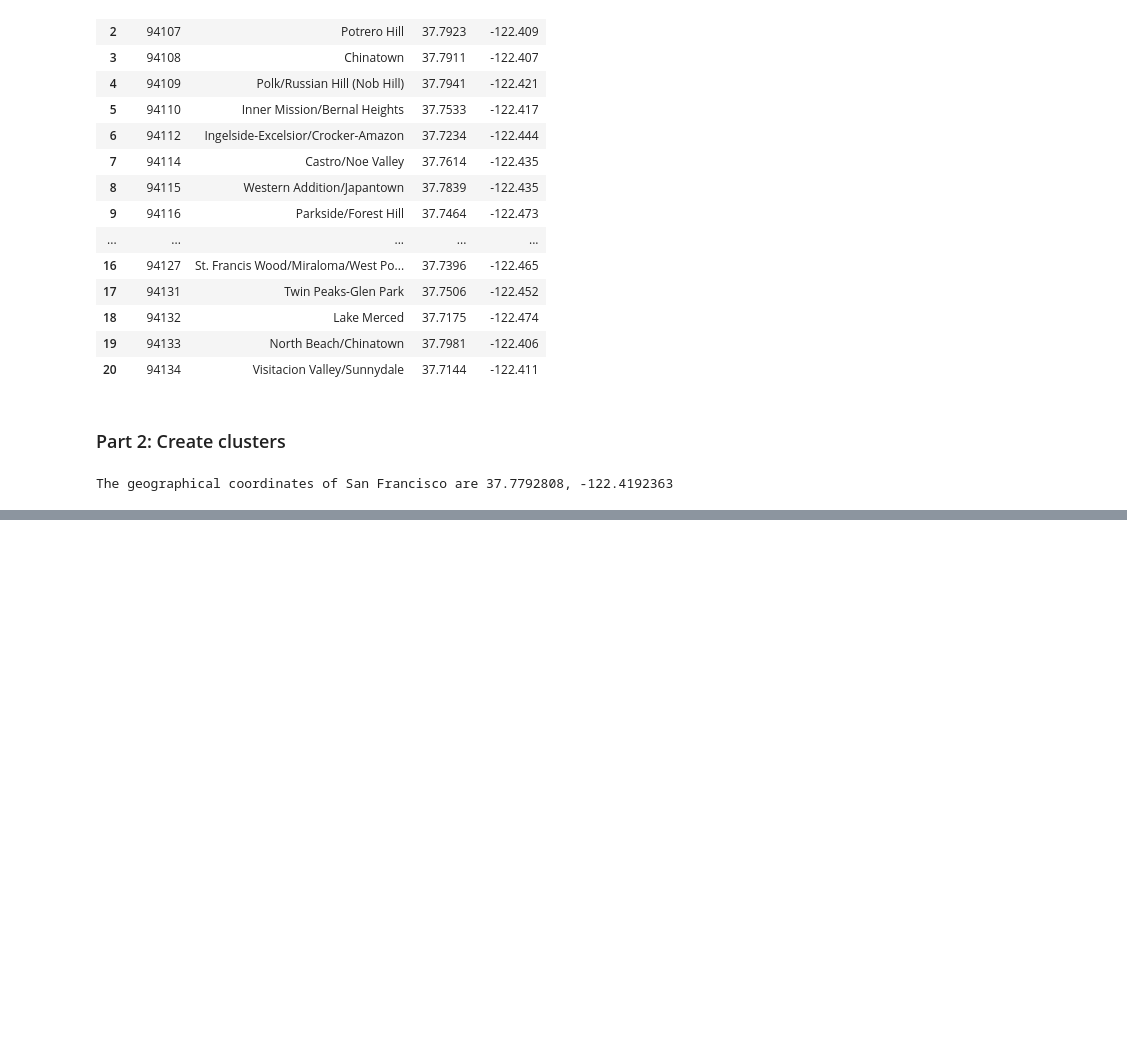
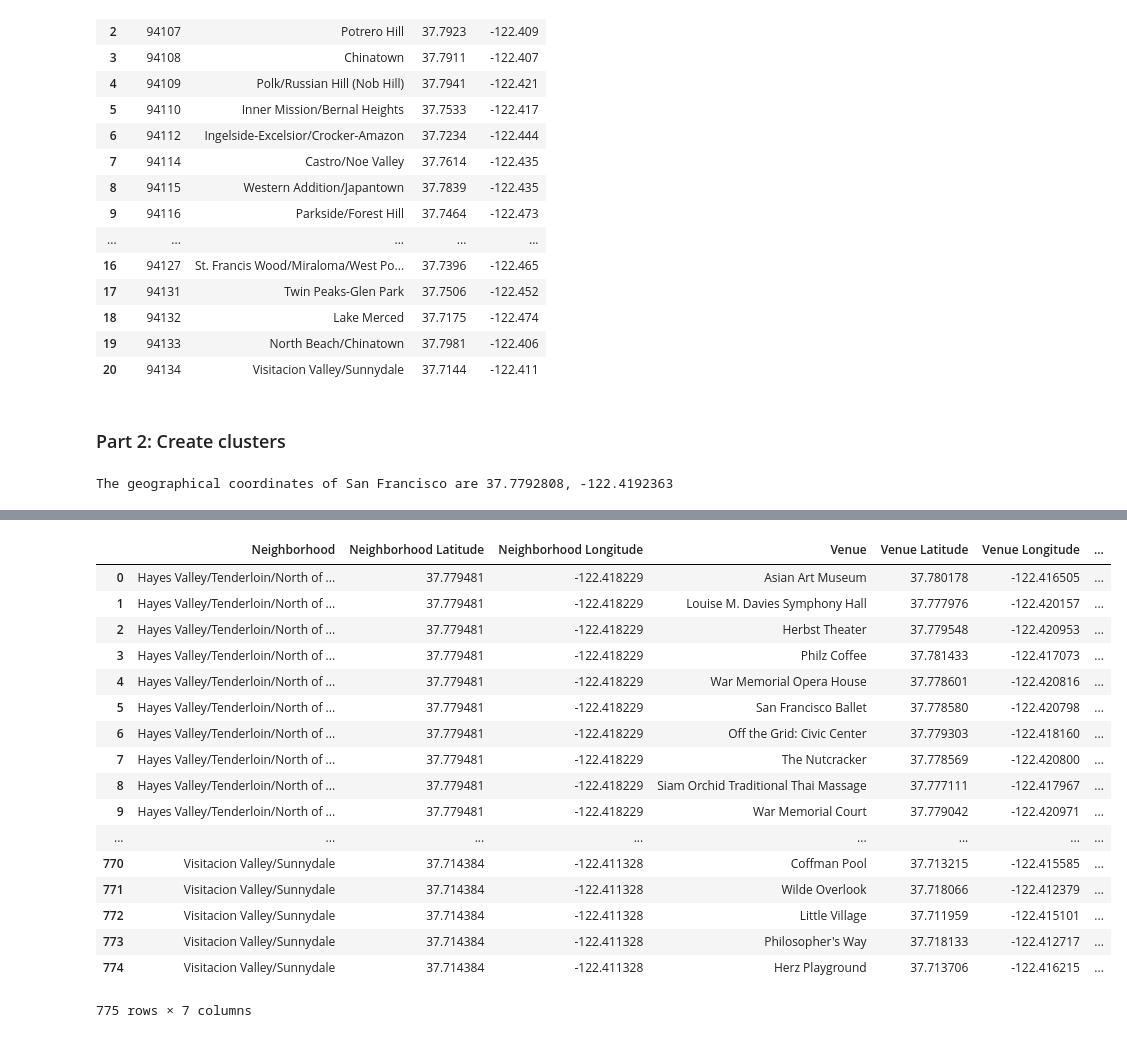
Before and after one commit to hanguyen0712/Segmentation-Capstone, a Jupyter notebook: capstone-notebook.ipynb, the cells around one changed output, grey strips where cells are left out. Drawn from its saved outputs; the diff is of its cells as text; code cells hidden in the pictures; blank space fills up the shorter version.

Commit message:
update foursquare data

```diff
--- a/capstone-notebook.ipynb
+++ b/capstone-notebook.ipynb
@@ -100,10 +100,12 @@ print('The geographical coordinates of San Francisco are {}, {}'.format(city_lat
 The geographical coordinates of San Francisco are 37.7792808, -122.4192363
 # %%
 #map of San Francisco with neighborhoods superimposed on top
-sf_map = folium.Map(location = [city_lat, city_lng], zoom_start = 10)
+sf_map = folium.Map(location = [city_lat, city_lng], zoom_start = 12)
 
 #add markers
 for lat, lng, neighborhood in zip(df['Latitude'], df['Longitude'], df['Neighborhood']):
     label = '{}'.format(neighborhood)
     label = folium.Popup(label, parse_html = True)
-    folium.CircleMarker([lat, lng], radius = 5, popup = label, color = 'orange')
+    folium.CircleMarker([lat, lng], radius = 5, popup = label, color = 'orange', fill = True, fill_color = '#f49842', fill_opacity = 0.6, parse_html = False).add_to(sf_map)
+
+sf_map
@@ -109,0 +114,42 @@ for lat, lng, neighborhood in zip(df['Latitude'], df['Longitude'], df['Neighborh
+# %%
+#define foursquare credentials and version
+CLIENT_ID = 'HPOULZHL1DFLSPAYO5F3PR51O1A3KWEOU3320AHX0DTEDIQV'
+CLIENT_SECRET = 'YBVY1UPRSHIX1NR3DFCG3ST2FV4IU2XSLLU40YOVY4QJL0WO'
+VERSION = '20180605'
+# %%
+#explore popular venues in all neighborhoods
+def getNearbyVenues(names, latitudes, longitudes, radius = 500, limit = 50):
+    venues_list = []
+    for name, lat, lng in zip(names, latitudes, longitudes):
+        url = 'https://api.foursquare.com/v2/venues/explore?&client_id={}&client_secret={}&v={}&ll={},{}&radius={}&limit={}'.format(CLIENT_ID, CLIENT_SECRET, VERSION, lat, lng, radius, limit)
+
+        results = requests.get(url).json()['response']['groups'][0]['items']
+
+        venues_list.append([(name, lat, lng, v['venue']['name'], v['venue']['location']['lat'], v['venue']['location']['lng'], v['venue']['categories'][0]['name']) for v in results])
+
+    nearby_venues = pd.DataFrame([item for venue_list in venues_list for item in venue_list])
+    nearby_venues.columns = ['Neighborhood', 'Neighborhood Latitude', 'Neighborhood Longitude', 'Venue', 'Venue Latitude', 'Venue Longitude', 'Venue Category']
+
+    return(nearby_venues)
+
+sfvenues = getNearbyVenues(names = df['Neighborhood'], latitudes = df['Latitude'], longitudes = df['Longitude'])
+sfvenues
+# %% [output]
+|  | Neighborhood | Neighborhood Latitude | Neighborhood Longitude | Venue | Venue Latitude | Venue Longitude | ... |
+| 0 | Hayes Valley/Tenderloin/North of ... | 37.779481 | -122.418229 | Asian Art Museum | 37.780178 | -122.416505 | ... |
+| 1 | Hayes Valley/Tenderloin/North of ... | 37.779481 | -122.418229 | Louise M. Davies Symphony Hall | 37.777976 | -122.420157 | ... |
+| 2 | Hayes Valley/Tenderloin/North of ... | 37.779481 | -122.418229 | Herbst Theater | 37.779548 | -122.420953 | ... |
+| 3 | Hayes Valley/Tenderloin/North of ... | 37.779481 | -122.418229 | Philz Coffee | 37.781433 | -122.417073 | ... |
+| 4 | Hayes Valley/Tenderloin/North of ... | 37.779481 | -122.418229 | War Memorial Opera House | 37.778601 | -122.420816 | ... |
+| 5 | Hayes Valley/Tenderloin/North of ... | 37.779481 | -122.418229 | San Francisco Ballet | 37.778580 | -122.420798 | ... |
+| 6 | Hayes Valley/Tenderloin/North of ... | 37.779481 | -122.418229 | Off the Grid: Civic Center | 37.779303 | -122.418160 | ... |
+| 7 | Hayes Valley/Tenderloin/North of ... | 37.779481 | -122.418229 | The Nutcracker | 37.778569 | -122.420800 | ... |
+| 8 | Hayes Valley/Tenderloin/North of ... | 37.779481 | -122.418229 | Siam Orchid Traditional Thai Massage | 37.777111 | -122.417967 | ... |
+| 9 | Hayes Valley/Tenderloin/North of ... | 37.779481 | -122.418229 | War Memorial Court | 37.779042 | -122.420971 | ... |
+| ... | ... | ... | ... | ... | ... | ... | ... |
+| 770 | Visitacion Valley/Sunnydale | 37.714384 | -122.411328 | Coffman Pool | 37.713215 | -122.415585 | ... |
+| 771 | Visitacion Valley/Sunnydale | 37.714384 | -122.411328 | Wilde Overlook | 37.718066 | -122.412379 | ... |
+| 772 | Visitacion Valley/Sunnydale | 37.714384 | -122.411328 | Little Village | 37.711959 | -122.415101 | ... |
+| 773 | Visitacion Valley/Sunnydale | 37.714384 | -122.411328 | Philosopher's Way | 37.718133 | -122.412717 | ... |
+| 774 | Visitacion Valley/Sunnydale | 37.714384 | -122.411328 | Herz Playground | 37.713706 | -122.416215 | ... |
+775 rows × 7 columns
```
Also changed, not shown: parts of 1 cell of this notebook.
